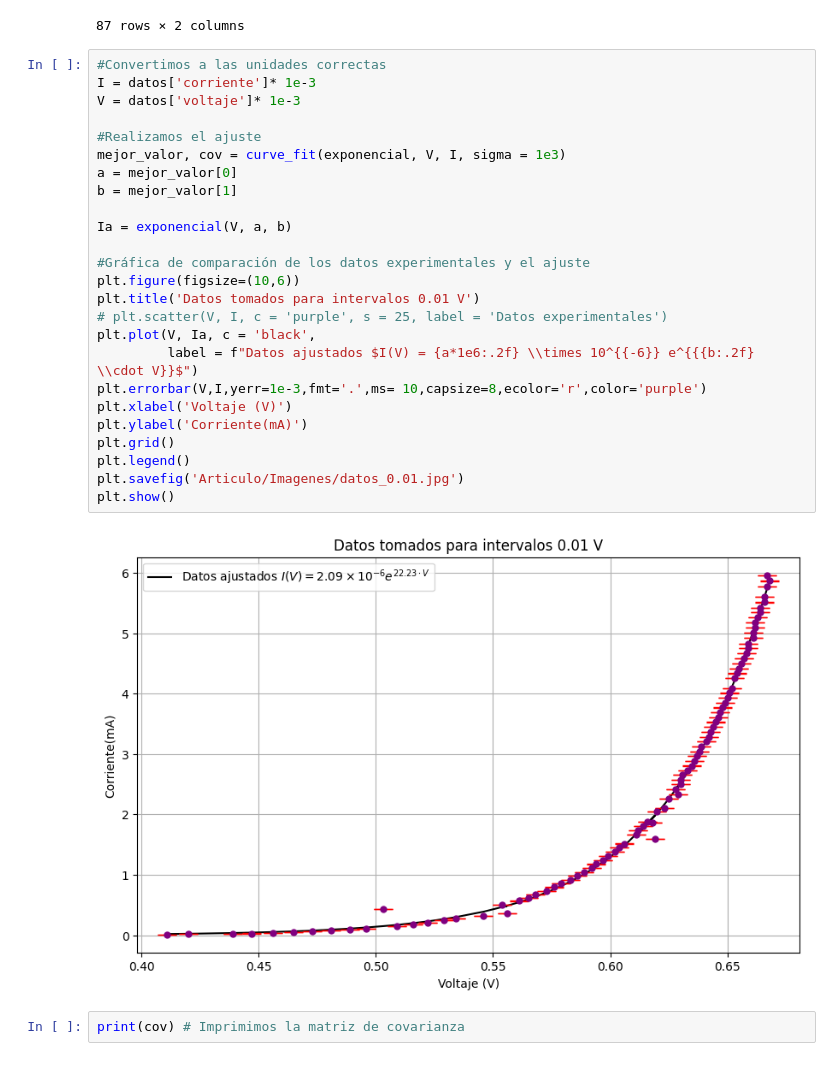
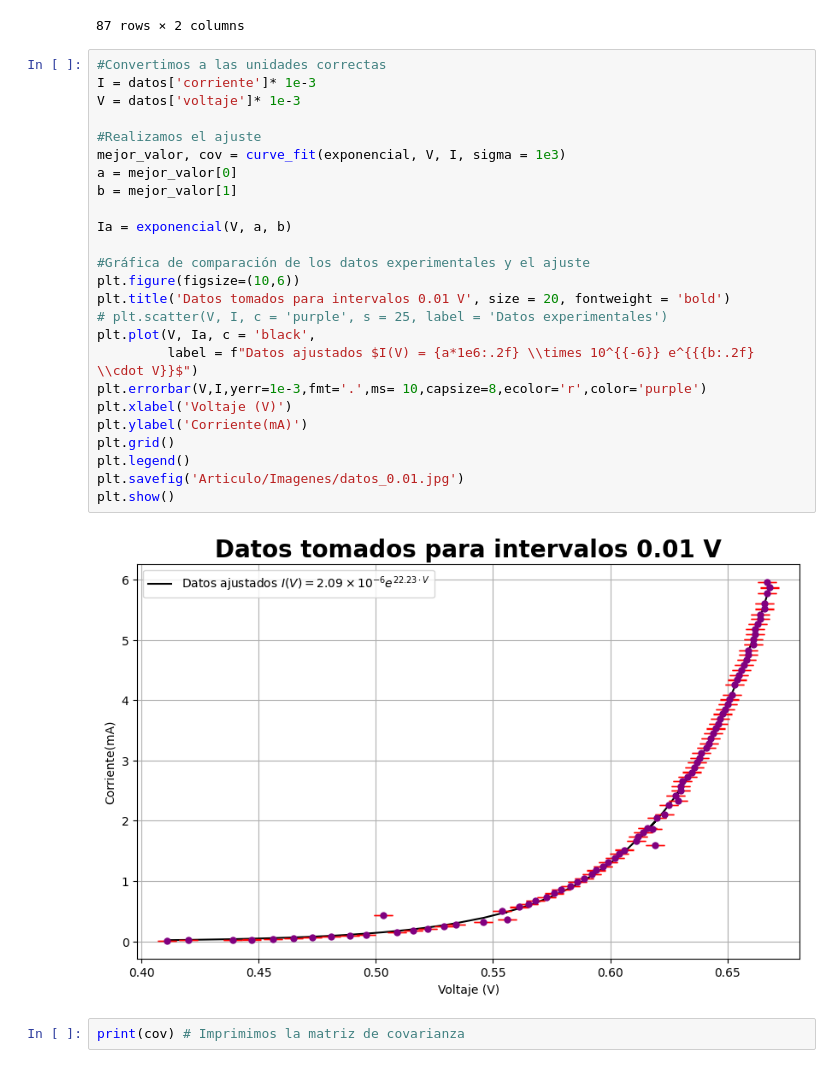
Before and after one commit to Jesus-Gamboa/Experimental_IV, a Jupyter notebook: Medida_de_la_constante_de_Boltzman/Informe.ipynb, the cells around one changed output. Cells and saved outputs as stored; diff of their text form.

```diff
--- a/Medida_de_la_constante_de_Boltzman/Informe.ipynb
+++ b/Medida_de_la_constante_de_Boltzman/Informe.ipynb
@@ -123,30 +123,30 @@ datos # mostramos el dataframe
 # %%
 #Convertimos a las unidades correctas
 I = datos['corriente']* 1e-3
 V = datos['voltaje']* 1e-3
 
 #Realizamos el ajuste
 mejor_valor, cov = curve_fit(exponencial, V, I, sigma = 1e3)
 a = mejor_valor[0]
 b = mejor_valor[1]
 
 Ia = exponencial(V, a, b)
 
 #Gráfica de comparación de los datos experimentales y el ajuste
 plt.figure(figsize=(10,6))
-plt.title('Datos tomados para intervalos 0.01 V')
+plt.title('Datos tomados para intervalos 0.01 V', size = 20, fontweight = 'bold')
 # plt.scatter(V, I, c = 'purple', s = 25, label = 'Datos experimentales')
 plt.plot(V, Ia, c = 'black',
          label = f"Datos ajustados $I(V) = {a*1e6:.2f} \\times 10^{{-6}} e^{{{b:.2f} \\cdot V}}$")
 plt.errorbar(V,I,yerr=1e-3,fmt='.',ms= 10,capsize=8,ecolor='r',color='purple')
 plt.xlabel('Voltaje (V)')
 plt.ylabel('Corriente(mA)')
 plt.grid()
 plt.legend()
 plt.savefig('Articulo/Imagenes/datos_0.01.jpg')
 plt.show()
 # %% [output]
-[figure, old version]
+[figure, new version]
 # %%
 print(cov) # Imprimimos la matriz de covarianza
 # %% [output]
```
Also changed, not shown: parts of 3 cells of this notebook, 10 other files.
